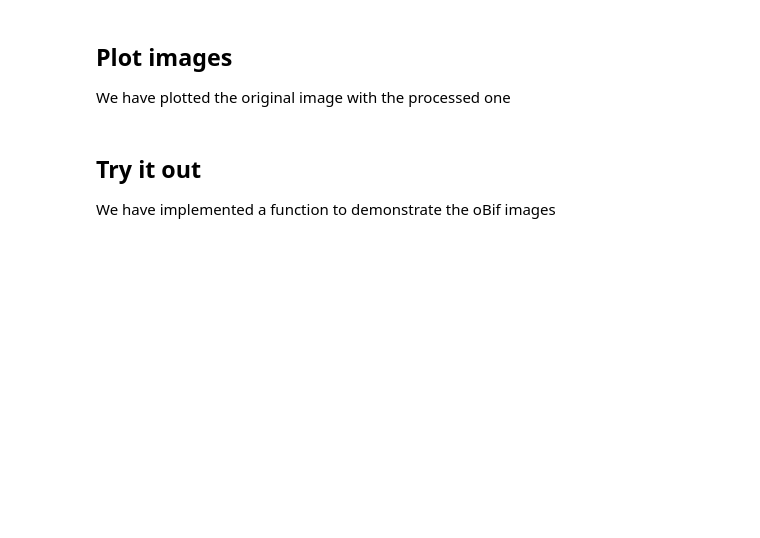
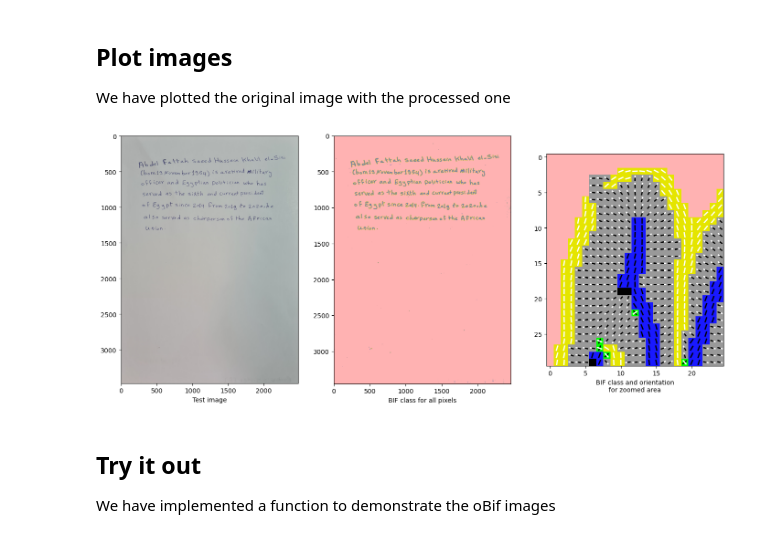
Before and after one commit to marnunrey2/PIC-Identificacion-genero, a Jupyter notebook: oBifProcessing.ipynb, the cells around one changed output. Drawn from its saved outputs; the diff is of its cells as text; code cells hidden in the pictures; blank space fills up the shorter version.

```diff
--- a/oBifProcessing.ipynb
+++ b/oBifProcessing.ipynb
@@ -17,13 +20,12 @@ Firstly, we need to implement some filters that will be used by the mtBif class
 # %%
 def mtDownsampleFilter(inFilter, scaleFactor):
     """
-    mtDownsampleFilter
     Downsamples a 1D filter by averaging across scaleFactor bins.
 
     Parameters:
     - inFilter (1D array): Input filter to be downsampled
-    - scaleFactor (int): Factor by which to downsample the input filter. Defines the
-                        number of bins to average over and collapse
+    - scaleFactor (int): Factor by which to downsample the input filter.
+                        Defines the number of bins to average over and collapse
                         into a single bin in the output filter
 
     Returns:
@@ -284,7 +299,6 @@ class mtBifs:
         if len(inputImage.shape) == 3:
             inputImage = cv2.cvtColor(inputImage, cv2.COLOR_BGR2GRAY)
 
-        # Rename input parameters to terms used in BIF papers
         # Force numeric parameters to be floats to avoid mixing integers and floats
         self.sigma = float(blurWidth)
         self.gamma = float(flatnessThreshold)
@@ -502,14 +516,10 @@ class mtBifs:
         bifSnippet.sigma = self.sigma  # Copy sigma value
         bifSnippet.gamma = self.gamma  # Copy gamma value
 
-        # Convert rows and cols to numpy arrays if they are not already
-        rows = np.asarray(rows)
-        cols = np.asarray(cols)
-
         # Slice and copy relevant portions of Class, Vx, and Vy arrays
-        bifSnippet.Class = self.Class[rows, cols]
-        bifSnippet.Vx = self.Vx[rows, cols]
-        bifSnippet.Vy = self.Vy[rows, cols]
+        bifSnippet.Class = self.Class[rows[:, np.newaxis], cols]
+        bifSnippet.Vx = self.Vx[rows[:, np.newaxis], cols]
+        bifSnippet.Vy = self.Vy[rows[:, np.newaxis], cols]
 
         return bifSnippet
 
@@ -661,10 +671,10 @@ def mtShowCaseBifs(title_text, image, bifs, zoom_rows, zoom_cols):
     """
 
     # Open figure
-    plt.figure(title_text, figsize=(12, 8))
+    plt.figure(title_text, figsize=(17, 8))
 
     # Show test image
-    plt.subplot(2, 2, 1)
+    plt.subplot(1, 3, 1)
     num_dims = len(image.shape)
     if num_dims == 2:
         # Convert greyscale image to RGB image
@@ -675,23 +685,33 @@ def mtShowCaseBifs(title_text, image, bifs, zoom_rows, zoom_cols):
     plt.xlabel("Test image")
 
     # Show BIF classes for whole image
-    plt.subplot(2, 2, 2)
+    plt.subplot(1, 3, 2)
     bif_image = bifs.show()
     plt.imshow(bif_image)
     plt.xlabel("BIF class for all pixels")
 
     # Show test image
-    plt.subplot(2, 2, 3)
-    plt.imshow(image[zoom_rows[:, np.newaxis], zoom_cols])
-    plt.xlabel("Image for zoomed area")
+    # plt.subplot(2, 2, 3)
+    # plt.imshow(image[zoom_rows[:, np.newaxis], zoom_cols])
+    # plt.xlabel("Image for zoomed area")
 
     # Show BIF classes and orientation for zoomed pixel(s)
-    plt.subplot(2, 2, 4)
-    snippet = bifs.getSnippet(zoom_rows[:, np.newaxis], zoom_cols).show(showOrientation=True)
+    plt.subplot(1, 3, 3)
+    snippet = bifs.getSnippet(zoom_rows, zoom_cols).show(showOrientation=True)
     plt.imshow(snippet)
     plt.xlabel('BIF class and orientation\nfor zoomed area')
 
     plt.show()
+# %%
+# Plot an image
+im = cv2.imread("./images/Females/F1.jpg")
+if im is None:
+    print(f"Failed to load image ")
+else:
+    bifs = mtBifs(im, 2, 0.015)
+    mtShowCaseBifs("F1", im, bifs, np.arange(350, 380), np.arange(230, 255))
+# %% [output]
+[figure, added]
 # %% [markdown]
 ## Try it out
 
```
Also changed, not shown: parts of 12 cells of this notebook.
